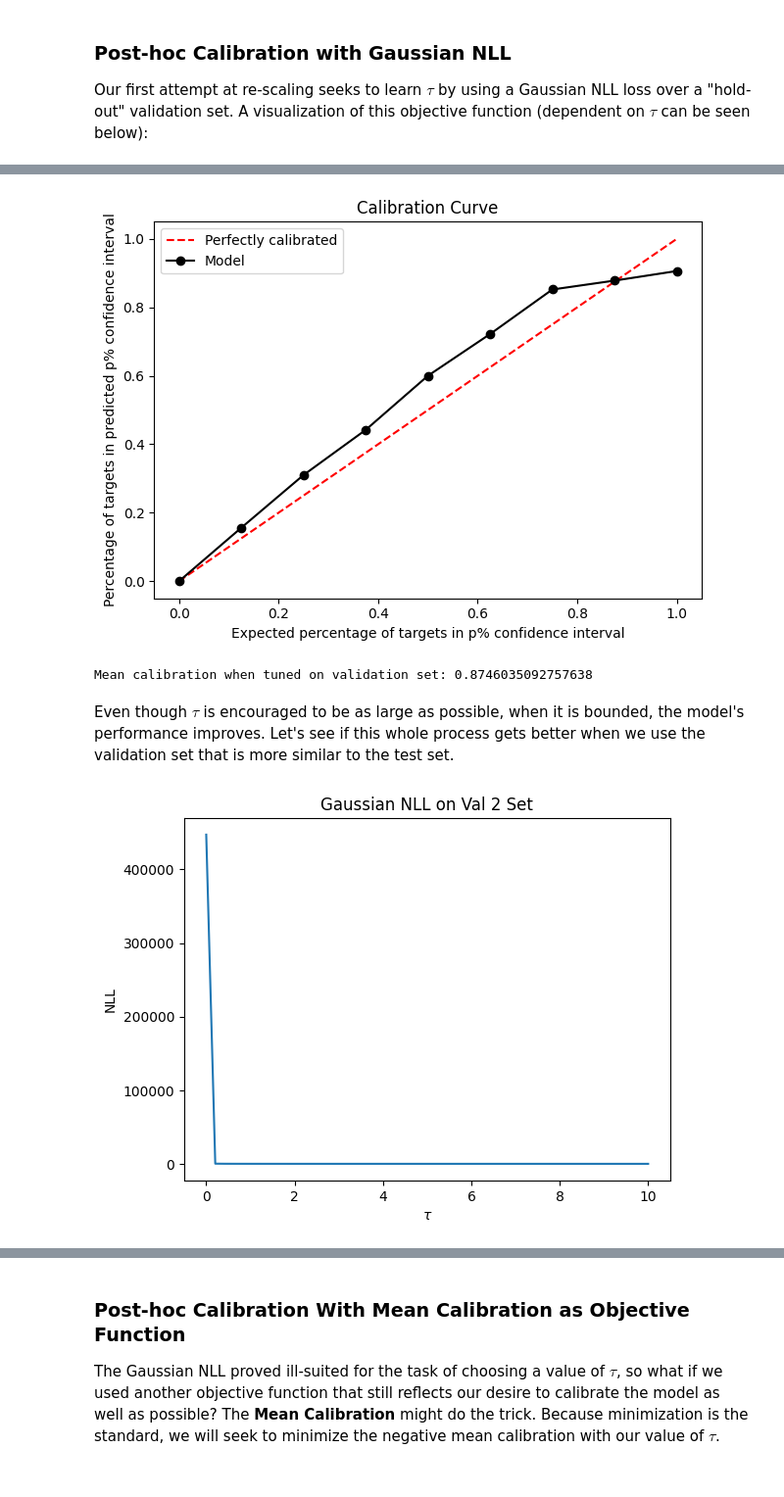
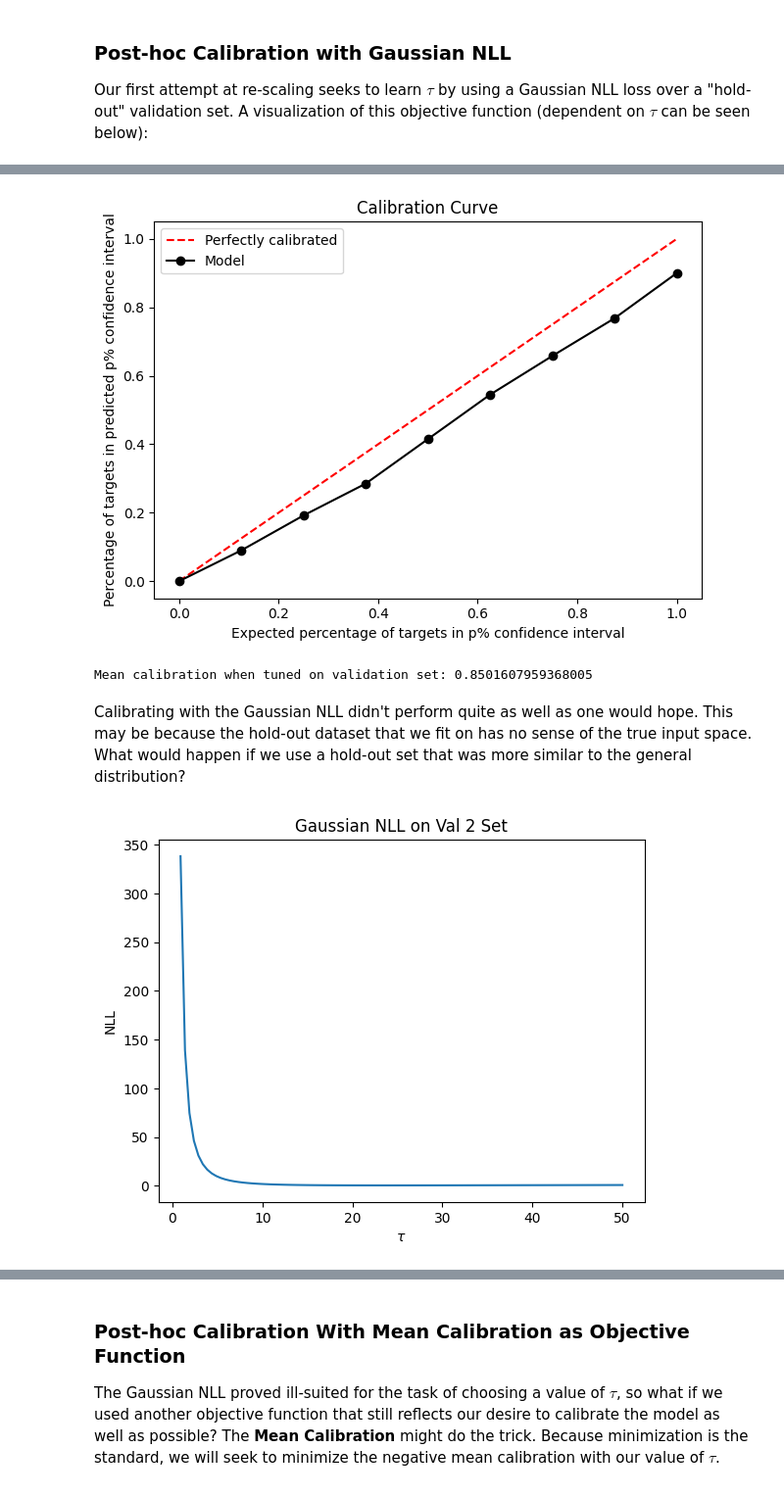
Before and after one commit to porterjenkins/deep_uncertainty, a Jupyter notebook: deep_uncertainty/notebooks/temperature_scaling.ipynb, the cells around one changed output, grey strips where cells are left out. Shown at 98% size. Drawn from its saved outputs; the diff is of its cells as text; code cells hidden in the pictures.

```diff
--- a/deep_uncertainty/notebooks/temperature_scaling.ipynb
+++ b/deep_uncertainty/notebooks/temperature_scaling.ipynb
@@ -36,10 +36,11 @@ def gaussian_nll(targets, mean, logvar):
 
 def parametrized_gaussian_nll(targets, mean, logvar, tau):
     """NLL for Gaussian with standard deviation of (tau * sigma)."""
-    return 0.5 * (np.exp(-logvar - np.log(tau)) * (targets - mean)**2 + logvar).mean()
+    loss = GaussianNLLLoss()
+    var = tau**2 * np.exp(logvar)
+    return loss(torch.Tensor(mean), torch.Tensor(targets), torch.Tensor(var)).numpy()
 
 def visualize_regression_model_on_test_with_confidence_regions(test_x, test_y, posterior):
-
     test_x = test_x.squeeze()
     plt.figure(figsize=(10, 6))
     plt.scatter(test_x, test_y, alpha=0.1, label="Generated Data")
@@ -63,10 +64,10 @@ The test distribution spans a larger input space than the training distribution.
 
 There are two validation sets we create -- one that is drawn from the training distribution input space, and one that is drawn from the test distribution input space. The choice of validation set during weight optimization is largely irrelevant for the purposes of this notebook, but will come into play when post-hoc calibration occurs. The effect of the temperature scaling step may change depending on the validation set's similarity to the test set.
 # %%
-train_x, train_y = generate_gaussian_data(1000, x_min=-5, x_max=5)
-val_1_x, val_1_y = generate_gaussian_data(500, x_min=-5, x_max=5)
-val_2_x, val_2_y = generate_gaussian_data(500, x_min=-6, x_max=6)
-test_x, test_y = generate_gaussian_data(500, x_min=-6, x_max=6)
+train_x, train_y = generate_gaussian_data(3000, x_min=-5, x_max=5)
+val_1_x, val_1_y = generate_gaussian_data(1000, x_min=-5, x_max=5)
+val_2_x, val_2_y = generate_gaussian_data(1000, x_min=-6, x_max=6)
+test_x, test_y = generate_gaussian_data(1000, x_min=-6, x_max=6)
 
 # Sort test and val sets by the x input (needed for proper mean calibration calculation and confidence interval plotting).
 test_order = np.argsort(test_x)
@@ -214,21 +213,21 @@ plot_regression_calibration_curve(test_y.squeeze().detach().numpy(), calibrated_
 average_calibration = compute_average_calibration_score(test_y.squeeze().detach().numpy(), calibrated_posterior)
 print(f"Mean calibration when tuned on validation set: {average_calibration}")
 # %% [output]
-[figure, old version]
+[figure, new version]
-Mean calibration when tuned on validation set: 0.8746035092757638
+Mean calibration when tuned on validation set: 0.8501607959368005
-# %% [markdown]
-Even though $\tau$ is encouraged to be as large as possible, when it is bounded, the model's performance improves. Let's see if this whole process gets better when we use the validation set that is more similar to the test set.
+# %% [markdown]
+Calibrating with the Gaussian NLL didn't perform quite as well as one would hope. This may be because the hold-out dataset that we fit on has no sense of the true input space. What would happen if we use a hold-out set that was more similar to the general distribution?
 # %%
-tau_vals = np.linspace(1e-4, 10)
+tau_vals = np.linspace(0.9, 50, num=100)
 
 targets = val_2_y.squeeze().detach().numpy()
 predicted_means, predicted_logvars = gaussian_dnn_model(val_2_x)
 predicted_means, predicted_logvars = predicted_means.squeeze().detach().numpy(), predicted_logvars.squeeze().detach().numpy()
 
 plt.title("Gaussian NLL on Val 2 Set")
 plt.xlabel("$\\tau$")
 plt.ylabel("NLL")
 plt.plot(tau_vals, [parametrized_gaussian_nll(targets, predicted_means, predicted_logvars, tau) for tau in tau_vals])
 plt.show()
 # %% [output]
-[figure, old version]
+[figure, new version]
```
Also changed, not shown: parts of 27 cells of this notebook, 1 other file.
